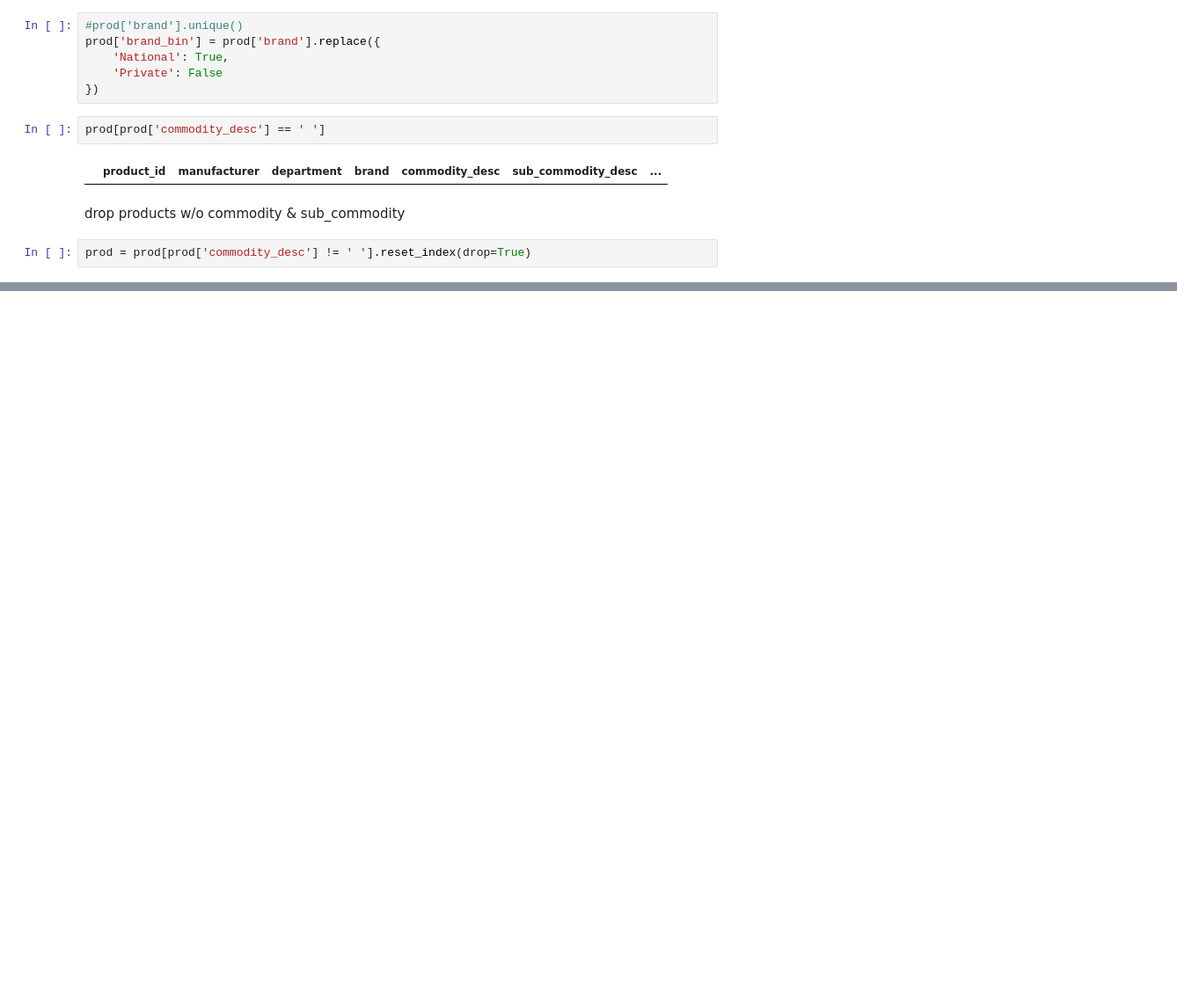
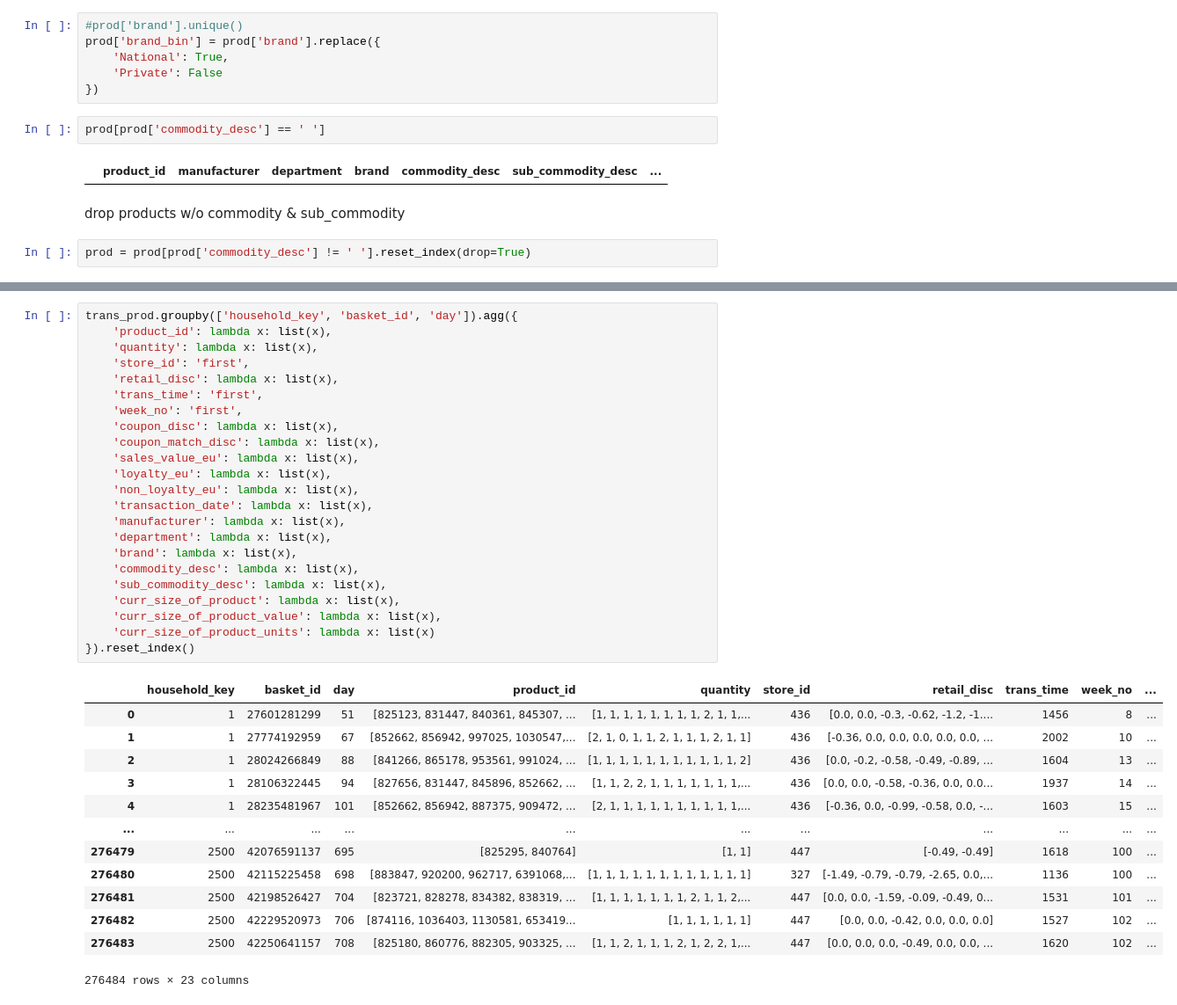
Before and after one commit to antoniooliveira03/Projects, a Jupyter notebook: NTT Project/01_variables.ipynb, the cells around one changed output, grey strips where cells are left out. Shown: that part at 88% size. Cells and saved outputs as stored; diff of their text form; blank space fills up the shorter version.

```diff
--- a/NTT Project/01_variables.ipynb
+++ b/NTT Project/01_variables.ipynb
@@ -427,0 +512,37 @@ prod = prod[prod['commodity_desc'] != ' '].reset_index(drop=True)
+# %%
+trans_prod.groupby(['household_key', 'basket_id', 'day']).agg({
+    'product_id': lambda x: list(x),
+    'quantity': lambda x: list(x),
+    'store_id': 'first',
+    'retail_disc': lambda x: list(x),
+    'trans_time': 'first',
+    'week_no': 'first',
+    'coupon_disc': lambda x: list(x),
+    'coupon_match_disc': lambda x: list(x),
+    'sales_value_eu': lambda x: list(x),
+    'loyalty_eu': lambda x: list(x),
+    'non_loyalty_eu': lambda x: list(x),
+    'transaction_date': lambda x: list(x),
+    'manufacturer': lambda x: list(x),
+    'department': lambda x: list(x),
+    'brand': lambda x: list(x),
+    'commodity_desc': lambda x: list(x),
+    'sub_commodity_desc': lambda x: list(x),
+    'curr_size_of_product': lambda x: list(x),
+    'curr_size_of_product_value': lambda x: list(x),
+    'curr_size_of_product_units': lambda x: list(x)
+}).reset_index()
+# %% [output]
+|  | household_key | basket_id | day | product_id | quantity | store_id | retail_disc | trans_time | week_no | ... |
+| 0 | 1 | 27601281299 | 51 | [825123, 831447, 840361, 845307, ... | [1, 1, 1, 1, 1, 1, 1, 1, 2, 1, 1,... | 436 | [0.0, 0.0, -0.3, -0.62, -1.2, -1.... | 1456 | 8 | ... |
+| 1 | 1 | 27774192959 | 67 | [852662, 856942, 997025, 1030547,... | [2, 1, 0, 1, 1, 2, 1, 1, 1, 2, 1, 1] | 436 | [-0.36, 0.0, 0.0, 0.0, 0.0, 0.0, ... | 2002 | 10 | ... |
+| 2 | 1 | 28024266849 | 88 | [841266, 865178, 953561, 991024, ... | [1, 1, 1, 1, 1, 1, 1, 1, 1, 1, 1, 2] | 436 | [0.0, -0.2, -0.58, -0.49, -0.89, ... | 1604 | 13 | ... |
+| 3 | 1 | 28106322445 | 94 | [827656, 831447, 845896, 852662, ... | [1, 1, 2, 2, 1, 1, 1, 1, 1, 1, 1,... | 436 | [0.0, 0.0, -0.58, -0.36, 0.0, 0.0... | 1937 | 14 | ... |
+| 4 | 1 | 28235481967 | 101 | [852662, 856942, 887375, 909472, ... | [2, 1, 1, 1, 1, 1, 1, 1, 1, 1, 1,... | 436 | [-0.36, 0.0, -0.99, -0.58, 0.0, -... | 1603 | 15 | ... |
+| ... | ... | ... | ... | ... | ... | ... | ... | ... | ... | ... |
+| 276479 | 2500 | 42076591137 | 695 | [825295, 840764] | [1, 1] | 447 | [-0.49, -0.49] | 1618 | 100 | ... |
+| 276480 | 2500 | 42115225458 | 698 | [883847, 920200, 962717, 6391068,... | [1, 1, 1, 1, 1, 1, 1, 1, 1, 1, 1, 1] | 327 | [-1.49, -0.79, -0.79, -2.65, 0.0,... | 1136 | 100 | ... |
+| 276481 | 2500 | 42198526427 | 704 | [823721, 828278, 834382, 838319, ... | [1, 1, 1, 1, 1, 1, 1, 2, 1, 1, 2,... | 447 | [0.0, 0.0, -1.59, -0.09, -0.49, 0... | 1531 | 101 | ... |
+| 276482 | 2500 | 42229520973 | 706 | [874116, 1036403, 1130581, 653419... | [1, 1, 1, 1, 1, 1] | 447 | [0.0, 0.0, -0.42, 0.0, 0.0, 0.0] | 1527 | 102 | ... |
+| 276483 | 2500 | 42250641157 | 708 | [825180, 860776, 882305, 903325, ... | [1, 1, 2, 1, 1, 1, 2, 1, 2, 2, 1,... | 447 | [0.0, 0.0, 0.0, -0.49, 0.0, 0.0, ... | 1620 | 102 | ... |
+276484 rows × 23 columns
```
Also changed, not shown: parts of 14 cells of this notebook, 1 other file.
